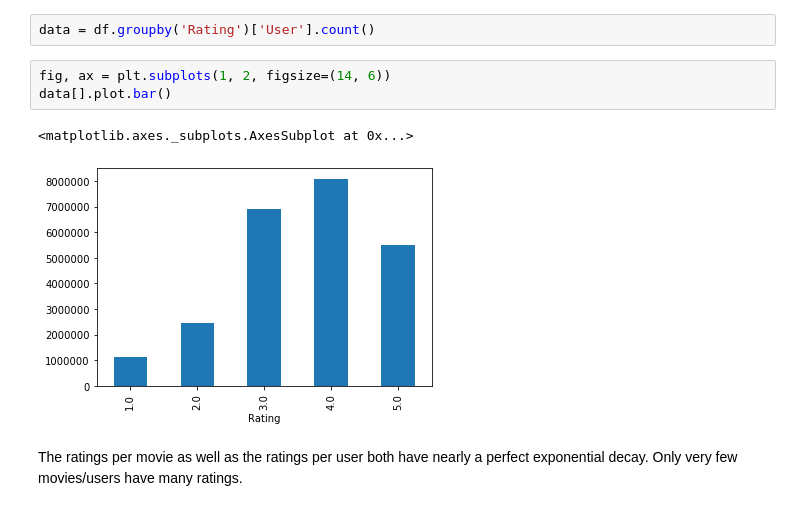
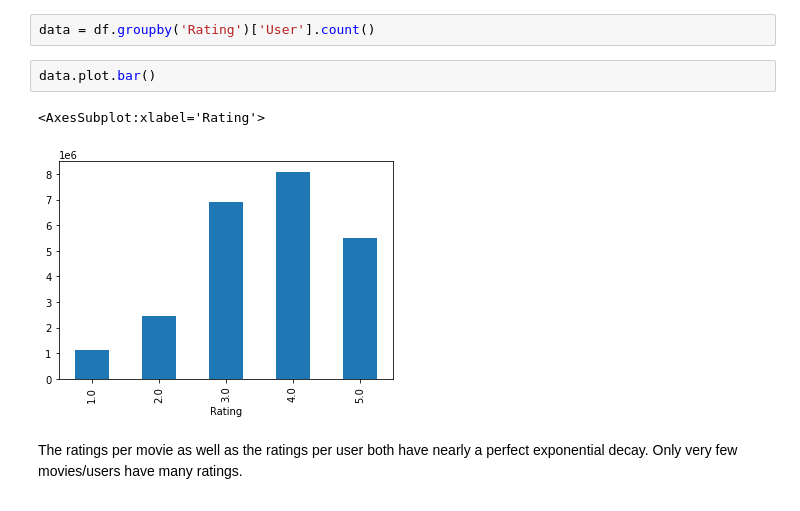
Before and after one commit to fanglidayan/machine_learning_projects, a Jupyter notebook: mec-17.4.1-recommendation-systems-mini-project/Mini_Project_Recommendation_Systems.ipynb, the cells around one changed output. Saved outputs shown, nothing was run; the diff lists cells and outputs as text.

```diff
--- a/mec-17.4.1-recommendation-systems-mini-project/Mini_Project_Recommendation_Systems.ipynb
+++ b/mec-17.4.1-recommendation-systems-mini-project/Mini_Project_Recommendation_Systems.ipynb
@@ -308,12 +313,11 @@ df.columns
 Index(['User', 'Rating', 'Date', 'Movie'], dtype='object')
 # %%
 data = df.groupby('Rating')['User'].count()
-# %%
-fig, ax = plt.subplots(1, 2, figsize=(14, 6))
-data[].plot.bar()
-# %% [output]
-<matplotlib.axes._subplots.AxesSubplot at 0x...>
-[figure, removed]
+# %%
+data.plot.bar()
+# %% [output]
+<AxesSubplot:xlabel='Rating'>
+[figure, added]
 # %% [markdown]
 The ratings per movie as well as the ratings per user both have nearly a perfect exponential decay. Only very few movies/users have many ratings.
 # %% [markdown]
```
Also changed, not shown: parts of 26 cells of this notebook.
